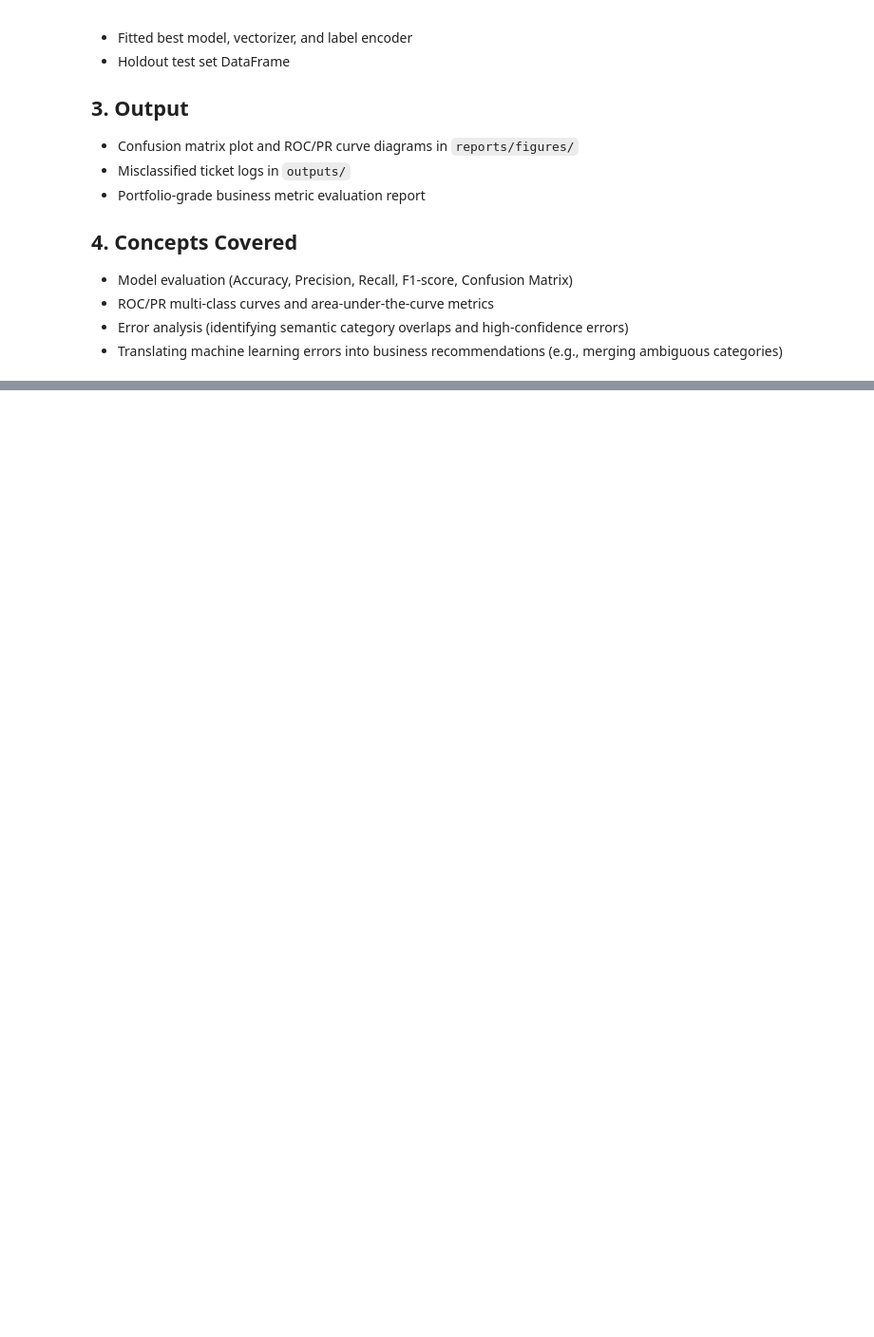
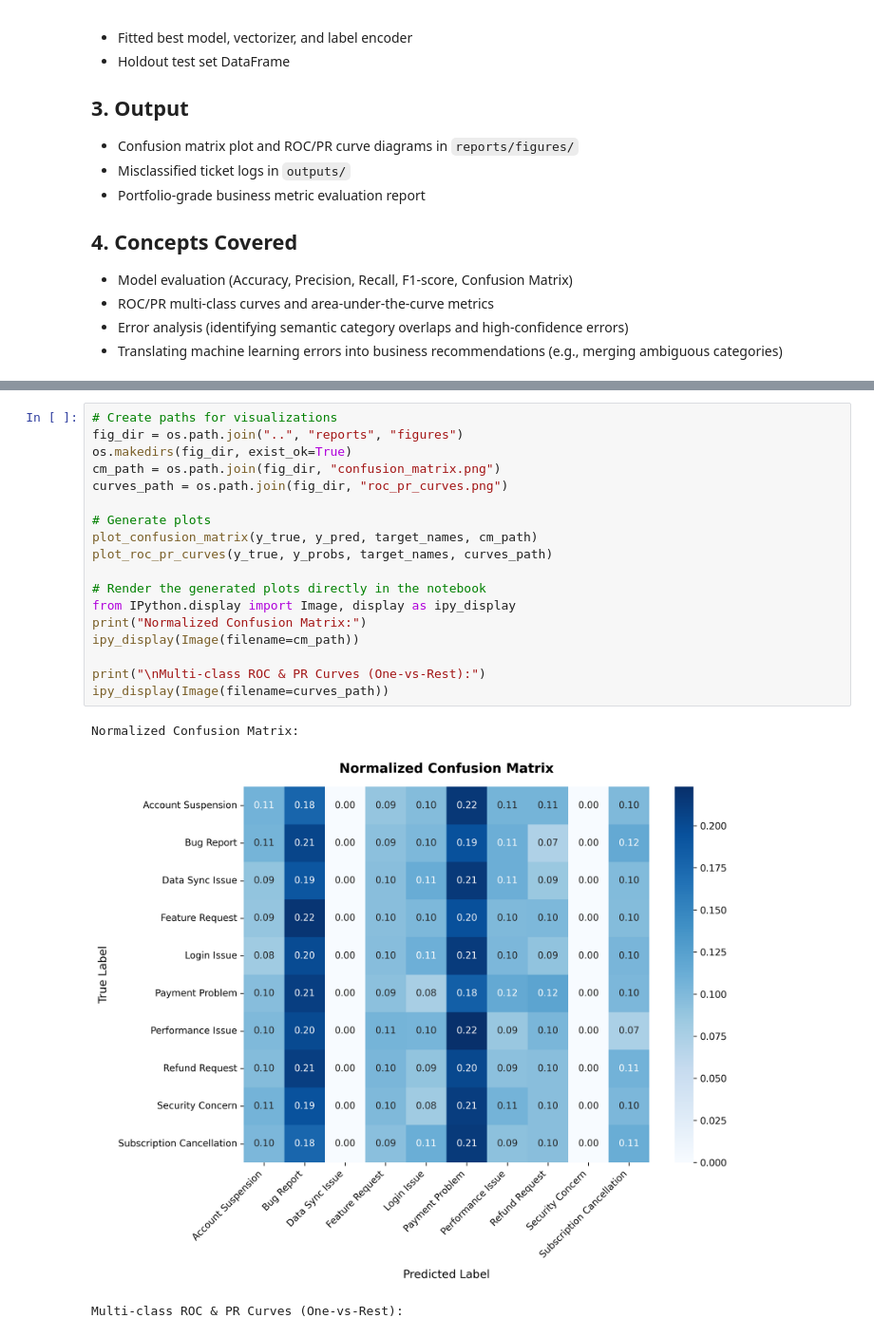
Before and after one commit to ikartiksavaliya/nlp-ticket-classification, a Jupyter notebook: notebooks/05_model_evaluation.ipynb, the cells around one changed output, grey strips where cells are left out. Shown at 95% size. Drawn from its saved outputs; the diff is of its cells as text; blank space fills up the shorter version.

```diff
--- a/notebooks/05_model_evaluation.ipynb
+++ b/notebooks/05_model_evaluation.ipynb
@@ -26,0 +133,22 @@ Evaluate the selected best model on the holdout test set. Perform deep error ana
+# %%
+# Create paths for visualizations
+fig_dir = os.path.join("..", "reports", "figures")
+os.makedirs(fig_dir, exist_ok=True)
+cm_path = os.path.join(fig_dir, "confusion_matrix.png")
+curves_path = os.path.join(fig_dir, "roc_pr_curves.png")
+
+# Generate plots
+plot_confusion_matrix(y_true, y_pred, target_names, cm_path)
+plot_roc_pr_curves(y_true, y_probs, target_names, curves_path)
+
+# Render the generated plots directly in the notebook
+from IPython.display import Image, display as ipy_display
+print("Normalized Confusion Matrix:")
+ipy_display(Image(filename=cm_path))
+
+print("\nMulti-class ROC & PR Curves (One-vs-Rest):")
+ipy_display(Image(filename=curves_path))
+# %% [output]
+Normalized Confusion Matrix:
+[figure, added]
+Multi-class ROC & PR Curves (One-vs-Rest):
```
Also changed, not shown: parts of 12 cells of this notebook, 3 other files.
